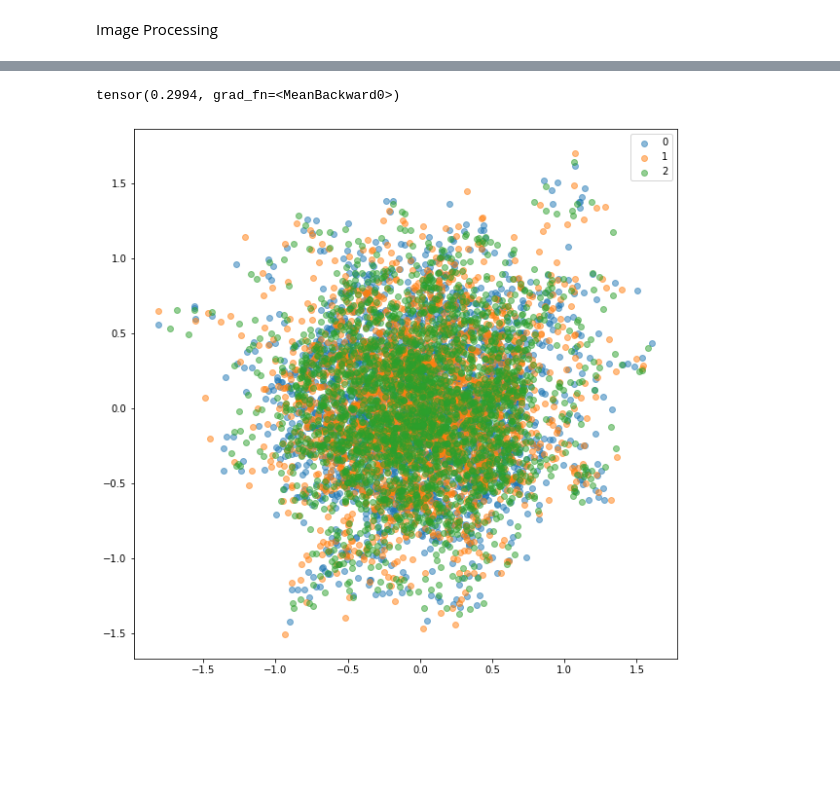
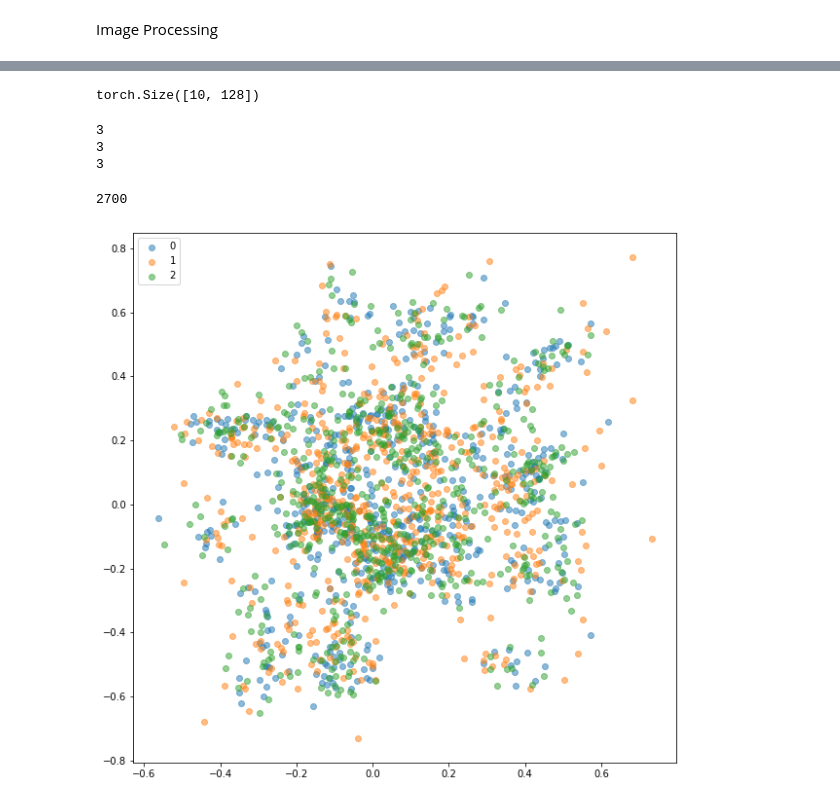
Before and after one commit to ABD-01/MNIST, a Jupyter notebook: Triplet Loss/TRIPLET_LOSS_Pytorch.ipynb, the cells around one changed output, grey strips where cells are left out. Saved outputs shown, nothing was run; the diff lists cells and outputs as text; code cells hidden in the pictures; blank space fills up the shorter version.

Commit message:
Implemented get triplets

```diff
--- a/Triplet Loss/TRIPLET_LOSS_Pytorch.ipynb
+++ b/Triplet Loss/TRIPLET_LOSS_Pytorch.ipynb
@@ -41,5 +78,5 @@ MNIST_train = torchvision.datasets.MNIST(
     root = '/content/drive/MyDrive/Colab Notebooks/',
     download = True,
     train = True,
-    transform = transforms.Compose([transforms.ToTensor()])
+    transform = transforms.ToTensor()
 )
@@ -135,0 +167,25 @@ def model(images):
+# %%
+class Model(nn.Module):
+    def __init__(self):
+        super(Model, self).__init__()
+        self.preprocess = transforms.Compose([
+                            transforms.Resize(256),
+                            transforms.CenterCrop(224),
+                            # transforms.Normalize(mean=[0.485, 0.456, 0.406], std=[0.229, 0.224, 0.225]),
+                            transforms.Normalize(mean=0.1307, std=0.3081),
+                            transforms.Lambda(lambda image: torch.cat((image,image,image), dim=-3)),
+                        ])
+        # ref: https://pytorch.org/hub/pytorch_vision_resnet/
+
+        self.resnet18 = torchvision.models.resnet18(pretrained=False)
+        self.out = nn.Linear(in_features=1000, out_features=128)
+
+    def forward(self, images):
+        images = self.preprocess(images)
+        images = self.resnet18(images)
+        encodings = self.out(images)
+
+        return encodings
+# %%
+model = Model()
+model
@@ -145,7 +219,7 @@ colors = ['#1f77b4', '#ff7f0e', '#2ca02c', '#d62728',
 def plot_embeddings(embeddings, targets, xlim=None, ylim=None):
     plt.figure(figsize=(10,10))
     for i in range(3):
-        plt.scatter(embeddings[i].detach().numpy()[:,:500],embeddings[i].detach().numpy()[:,500:], alpha=0.5, color=colors[i])
+        plt.scatter(embeddings[i].detach().numpy()[:,:64],embeddings[i].detach().numpy()[:,64:], alpha=0.5, color=colors[i])
     if xlim:
         plt.xlim(xlim[0], xlim[1])
     if ylim:
@@ -179,4 +227,0 @@ tensor(3.1802, grad_fn=<PowBackward0>)
-# %%
-torch_triplet_loss(rand_encd0[0].unsqueeze(0), rand_encd0[1].unsqueeze(0), rand_encd1[0].unsqueeze(0))
-# %% [output]
-tensor(0.2994, grad_fn=<MeanBackward0>)
@@ -185,4 +228,18 @@ def
+# %%
+[encoding_dict[0], encoding_dict[1], encoding_dict[2]][0].shape
+# %% [output]
+torch.Size([10, 128])
+# %%
+triplets = get_triplets(embeddings=[encoding_dict[0], encoding_dict[1], encoding_dict[2]], targets=[0,1,2])
+# %% [output]
+3
+3
+3
+# %%
+len(triplets)
+# %% [output]
+2700
 # %%
-plot_embeddings([rand_encd0, rand_encd1,rand_encd2], [0,1,2])
+plot_embeddings([encoding_dict[0], encoding_dict[1], encoding_dict[2]], [0,1,2])
 # %% [output]
-[figure, old version]
+[figure, new version]
```
Also changed, not shown: parts of 26 cells of this notebook.
